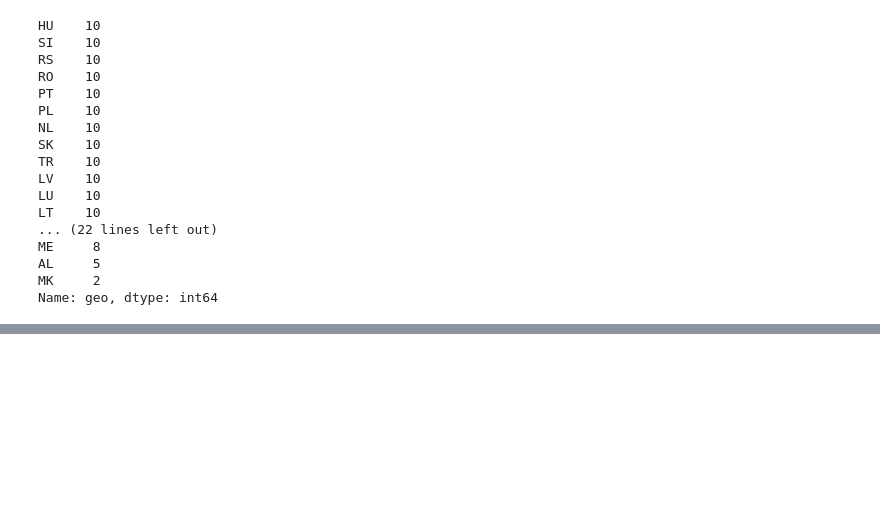
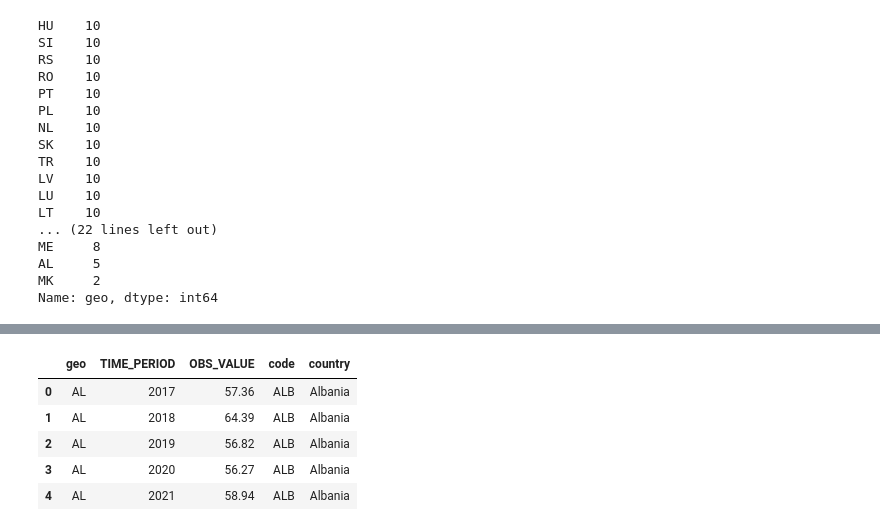
Before and after one commit to sba22169/MSC_DA_CA2, a Jupyter notebook: AD_MSC_CA2.ipynb, the cells around one changed output, grey strips where cells are left out. Drawn from its saved outputs; the diff is of its cells as text; code cells hidden in the pictures; blank space fills up the shorter version.

Commit message:
Add count name to dataset
used .map to map country name into dataset so hover displays an easy to read prompt

```diff
--- a/AD_MSC_CA2.ipynb
+++ b/AD_MSC_CA2.ipynb
@@ -401,0 +365,11 @@ memory usage: 13.6+ KB
+# %%
+mapping = dict(cc[['Alpha-2 code', 'Country']].values)
+eudf['country'] = eudf.geo.map(mapping)
+eudf.head()
+# %% [output]
+|  | geo | TIME_PERIOD | OBS_VALUE | code | country |
+| 0 | AL | 2017 | 57.36 | ALB | Albania |
+| 1 | AL | 2018 | 64.39 | ALB | Albania |
+| 2 | AL | 2019 | 56.82 | ALB | Albania |
+| 3 | AL | 2020 | 56.27 | ALB | Albania |
+| 4 | AL | 2021 | 58.94 | ALB | Albania |
```
Also changed, not shown: parts of 26 cells of this notebook.
